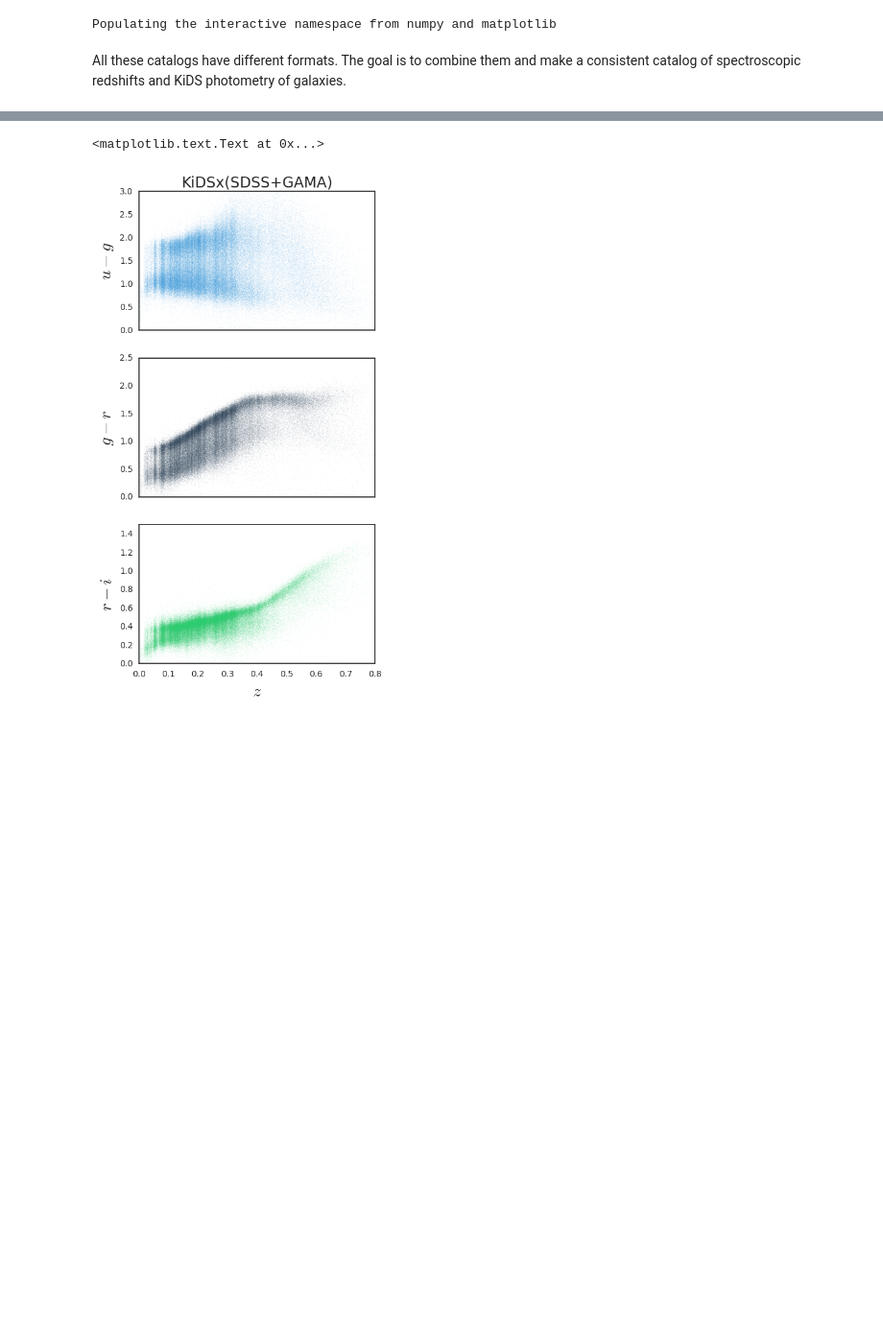
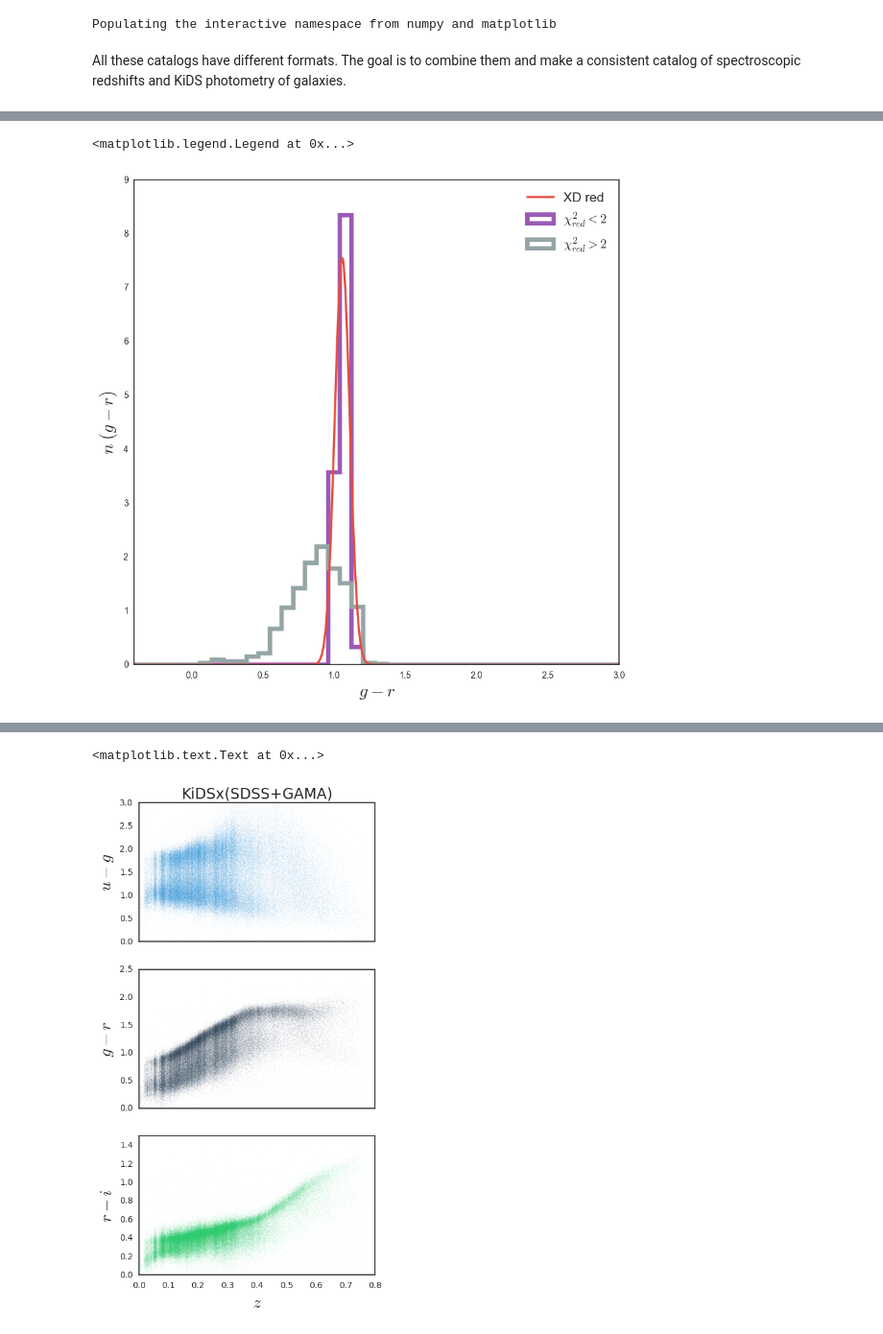
Before and after one commit to mjvakili/redsq, a Jupyter notebook: code/catalog_unifier.ipynb, the cells around one changed output, grey strips where cells are left out. Shown: that part at 96% size. Drawn from its saved outputs; the diff is of its cells as text; code cells hidden in the pictures; blank space fills up the shorter version.

```diff
--- a/code/catalog_unifier.ipynb
+++ b/code/catalog_unifier.ipynb
@@ -202,0 +287,14 @@ plt.ylabel(r"$g-r$" , fontsize = 20)
+# %%
+plt.figure(figsize=(10,10))
+bins = np.linspace(-1,3,50)
+plt.hist(Y[mask,1] , normed=True , histtype="step" , lw = 5 , bins=bins , label = "$\chi_{red}^2<2$")
+plt.hist(Y[~mask,1] , normed=True , histtype="step" , lw = 5 , bins=bins, label = "$\chi_{red}^2>2$")
+x = np.linspace(-1,3,1000)
+plt.plot(x , norm.pdf(x, mu_red[0,1], V_red[1,1]**.5) , label = "XD red")
+plt.xlabel(r"$g-r$" , fontsize = 20)
+plt.ylabel(r"$n\;(g-r)$" , fontsize = 20)
+plt.xlim(-0.4,3)
+plt.legend(loc = "best" , fontsize = 15)
+# %% [output]
+<matplotlib.legend.Legend at 0x...>
+[figure, added]
```
Also changed, not shown: parts of 13 cells of this notebook, 1 other file.
